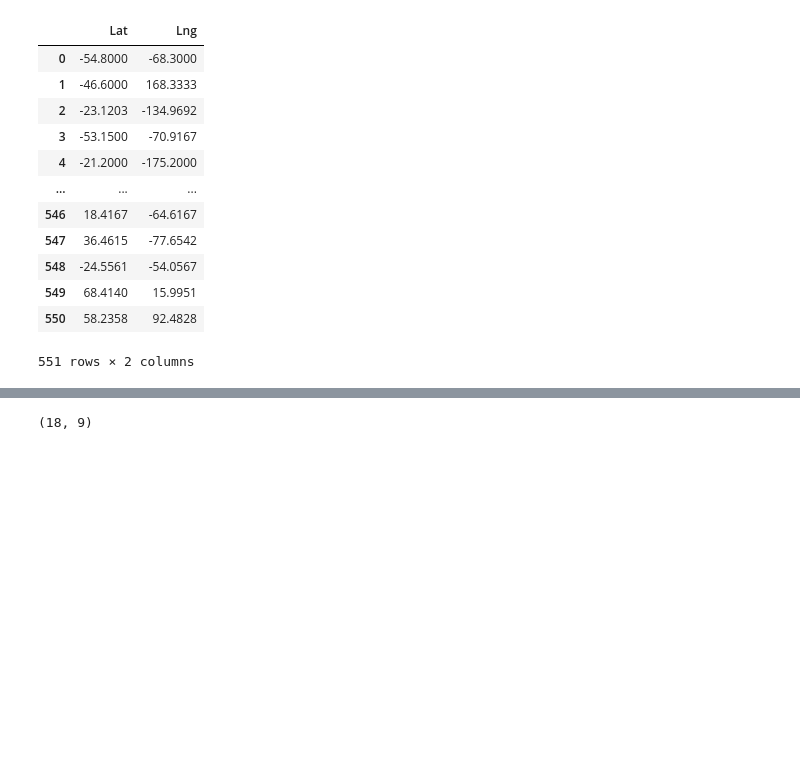
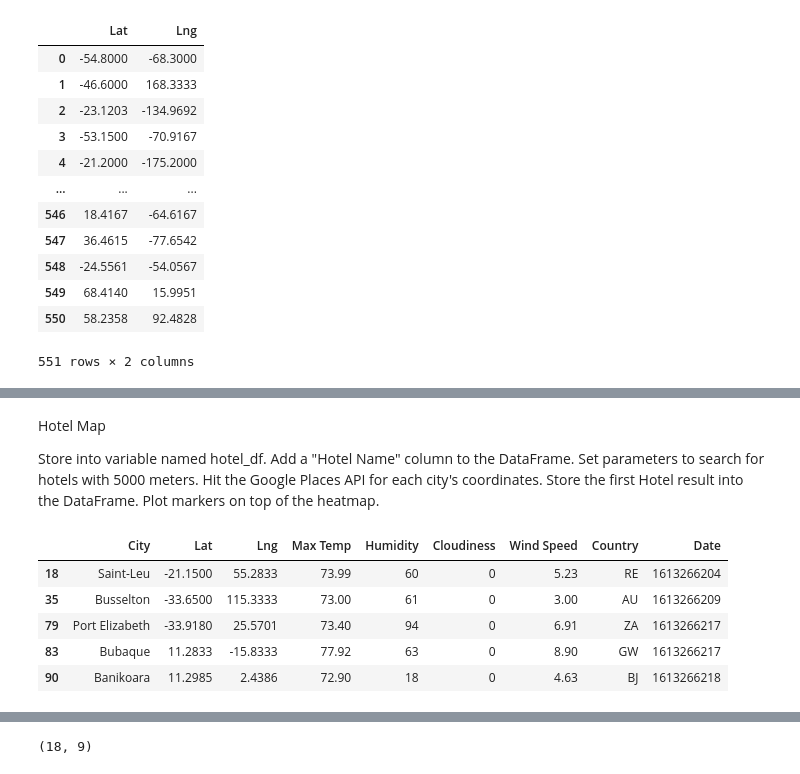
Before and after one commit to dorisakpovwa/python-api-challenge, a Jupyter notebook: VacationPy/vacation_api.ipynb, the cells around one changed output, grey strips where cells are left out. Saved outputs shown, nothing was run; the diff lists cells and outputs as text; code cells hidden in the pictures; blank space fills up the shorter version.

```diff
--- a/VacationPy/vacation_api.ipynb
+++ b/VacationPy/vacation_api.ipynb
@@ -104,3 +105,22 @@ condition_df
 | 459 | Téra | 14.0078 | 0.7531 | 73.89 | 17 | 0 | 7.56 | NE | 1613266263 |
 | 465 | Dabakala | 8.3667 | -4.4333 | 76.28 | 80 | 0 | 4.18 | CI | 1613266264 |
 | 487 | Natitingou | 10.3042 | 1.3796 | 78.80 | 22 | 0 | 4.61 | BJ | 1613266266 |
+# %% [markdown]
+ Hotel Map
+
+Store into variable named hotel_df.
+Add a "Hotel Name" column to the DataFrame.
+Set parameters to search for hotels with 5000 meters.
+Hit the Google Places API for each city's coordinates.
+Store the first Hotel result into the DataFrame.
+Plot markers on top of the heatmap.
+# %%
+hotel_df=condition_df
+hotel_df.head()
+# %% [output]
+|  | City | Lat | Lng | Max Temp | Humidity | Cloudiness | Wind Speed | Country | Date |
+| 18 | Saint-Leu | -21.1500 | 55.2833 | 73.99 | 60 | 0 | 5.23 | RE | 1613266204 |
+| 35 | Busselton | -33.6500 | 115.3333 | 73.00 | 61 | 0 | 3.00 | AU | 1613266209 |
+| 79 | Port Elizabeth | -33.9180 | 25.5701 | 73.40 | 94 | 0 | 6.91 | ZA | 1613266217 |
+| 83 | Bubaque | 11.2833 | -15.8333 | 77.92 | 63 | 0 | 8.90 | GW | 1613266217 |
+| 90 | Banikoara | 11.2985 | 2.4386 | 72.90 | 18 | 0 | 4.63 | BJ | 1613266218 |
```
Also changed, not shown: parts of 29 cells of this notebook, 2 other files.
